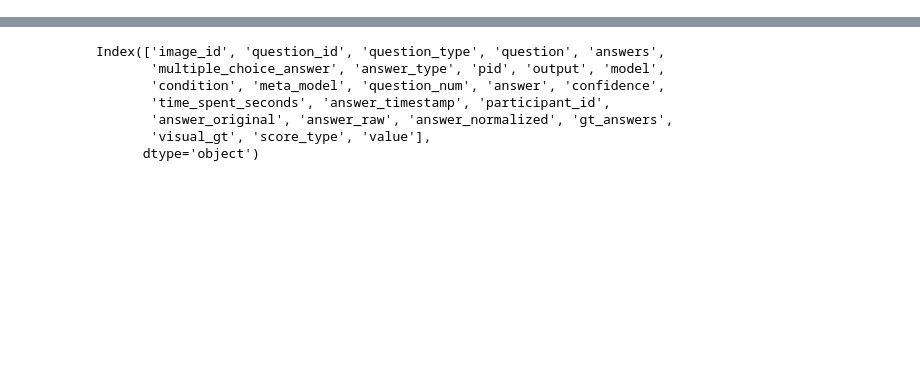
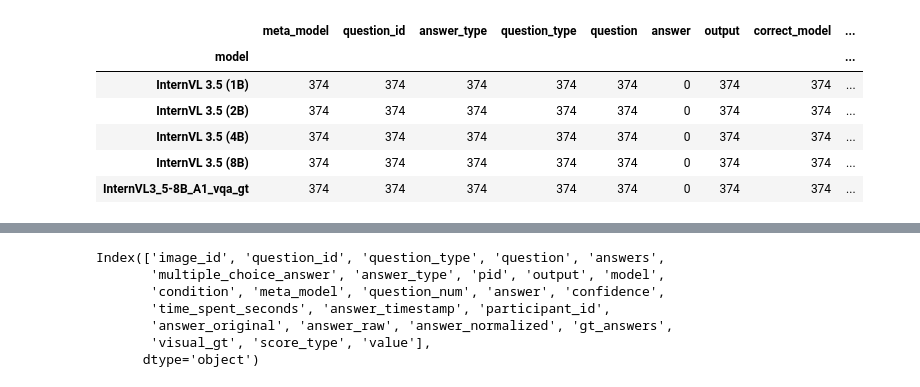
Before and after one commit to unolop/HPA, a Jupyter notebook: evaluation/analysis/A1_vqa.ipynb, the cells around one changed output, grey strips where cells are left out. Saved outputs shown, nothing was run; the diff lists cells and outputs as text; code cells hidden in the pictures; blank space fills up the shorter version.

```diff
--- a/evaluation/analysis/A1_vqa.ipynb
+++ b/evaluation/analysis/A1_vqa.ipynb
@@ -157,0 +88,11 @@ plot_correlation_matrix(corr_mat)
+# %%
+mhavg = pd.merge( model_df, humanavg, on=['question_id', 'answer_type', 'question_type'], how='left', suffixes=('_model', '_human') )# .dropna(axis=1)
+mhavg.groupby(['model']).count().head() # , len(qids), # model_vqa.groupby(['model', 'question_id']).count()
+# %% [output]
+|  | meta_model | question_id | answer_type | question_type | question | answer | output | correct_model | ... |
+| model |  |  |  |  |  |  |  |  | ... |
+| InternVL 3.5 (1B) | 374 | 374 | 374 | 374 | 374 | 0 | 374 | 374 | ... |
+| InternVL 3.5 (2B) | 374 | 374 | 374 | 374 | 374 | 0 | 374 | 374 | ... |
+| InternVL 3.5 (4B) | 374 | 374 | 374 | 374 | 374 | 0 | 374 | 374 | ... |
+| InternVL 3.5 (8B) | 374 | 374 | 374 | 374 | 374 | 0 | 374 | 374 | ... |
+| InternVL3_5-8B_A1_vqa_gt | 374 | 374 | 374 | 374 | 374 | 0 | 374 | 374 | ... |
```
Also changed, not shown: parts of 17 cells of this notebook, 14 other files.
